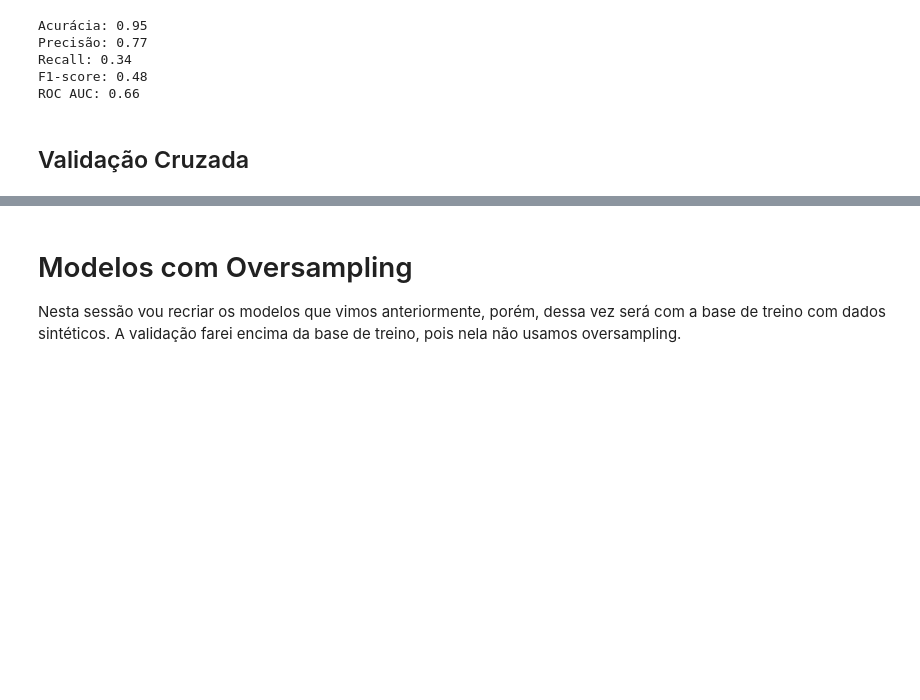
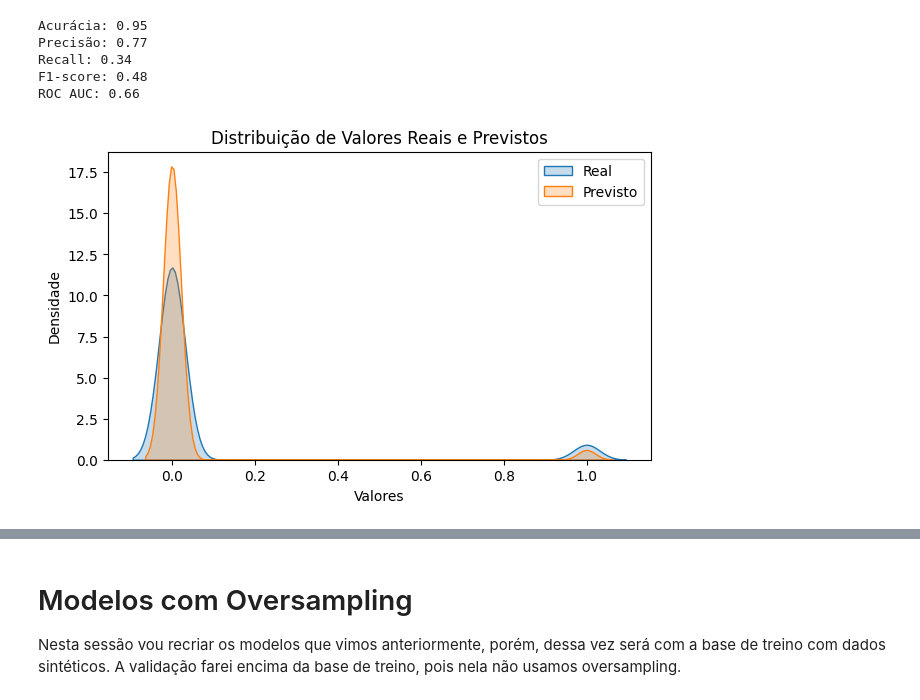
Before and after one commit to Muniz97/Data-Science---Federal-road-accidents---Brazil, a Jupyter notebook: 4 - Model/Federal_Accidents_Model.ipynb, the cells around one changed output, grey strips where cells are left out. Saved outputs shown, nothing was run; the diff lists cells and outputs as text; code cells hidden in the pictures; blank space fills up the shorter version.

```diff
--- a/4 - Model/Federal_Accidents_Model.ipynb
+++ b/4 - Model/Federal_Accidents_Model.ipynb
@@ -276,6 +296,6 @@ ROC AUC: 0.56
 ## Random Forest
 # %%
 # Criação do Random Forest
-model_random = RandomForestClassifier(n_estimators= 100, random_state = 1337)
+model_random = RandomForestClassifier(n_estimators= 150, random_state = 1337)
 model_random.fit(x_train_kbest,y_train)
 random_predict = model_random.predict(x_test_kbest)
@@ -366,5 +378,3 @@ Precisão: 0.77
 Recall: 0.34
 F1-score: 0.48
 ROC AUC: 0.66
-# %% [markdown]
-## Validação Cruzada
@@ -377,0 +381,14 @@ ROC AUC: 0.66
+# %%
+# Gráfico de densidade - Gradient Boosting Classifier
+df_density = pd.DataFrame({'Real': y_test, 'Previsto': gb_predict})
+
+plt.figure(figsize=(7, 4))
+sns.kdeplot(df_density['Real'], label='Real', fill=True)
+sns.kdeplot(df_density['Previsto'], label='Previsto', fill=True)
+plt.title('Distribuição de Valores Reais e Previstos')
+plt.xlabel('Valores')
+plt.ylabel('Densidade')
+plt.legend()
+plt.show()
+# %% [output]
+[figure, added]
```
Also changed, not shown: parts of 21 cells of this notebook.
